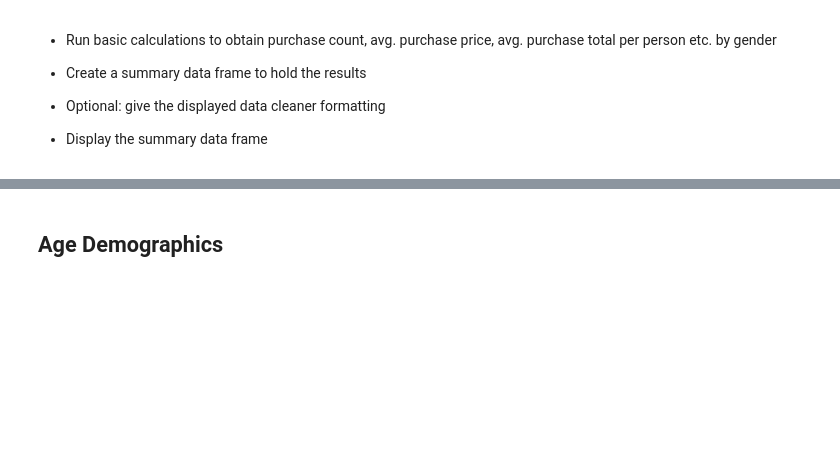
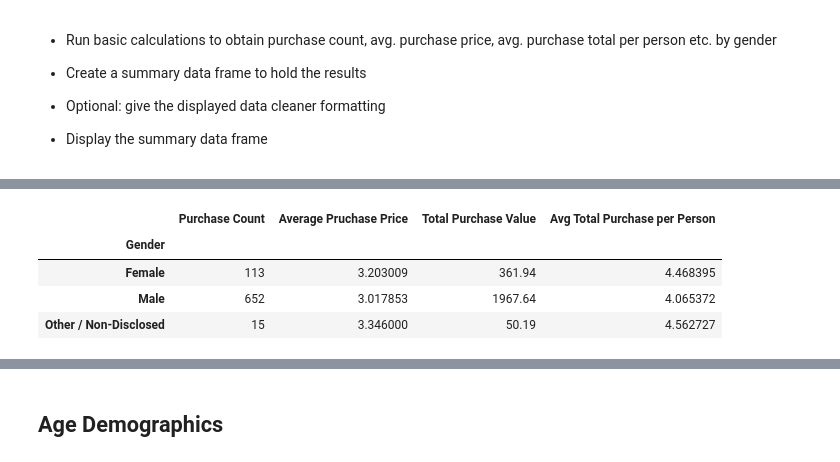
Before and after one commit to aolea13/pandas_challenge, a Jupyter notebook: HeroesOfPymoli/HeroesOfPymoli.ipynb, the cells around one changed output, grey strips where cells are left out. Cells and saved outputs as stored; diff of their text form; code cells hidden in the pictures; blank space fills up the shorter version.

```diff
--- a/HeroesOfPymoli/HeroesOfPymoli.ipynb
+++ b/HeroesOfPymoli/HeroesOfPymoli.ipynb
@@ -173,0 +302,15 @@ df_analysis_sum.style.format(format_dict)
+# %%
+#Coulmn add
+average_pruchase_price = [3.203008849557519, 3.0178527607361953, 3.3460000000000005]
+total_spending = [361.93999999999966, 1967.6399999999994, 50.190000000000005]
+average_total_purchase_per_person = [4.4683950617283905, 4.065371900826445, 4.562727272727273]
+df_gender_analysis ['Average Pruchase Price'] = average_pruchase_price
+df_gender_analysis ['Total Purchase Value'] = total_spending
+df_gender_analysis ['Avg Total Purchase per Person'] = average_total_purchase_per_person
+df_gender_analysis
+# %% [output]
+|  | Purchase Count | Average Pruchase Price | Total Purchase Value | Avg Total Purchase per Person |
+| Gender |  |  |  |  |
+| Female | 113 | 3.203009 | 361.94 | 4.468395 |
+| Male | 652 | 3.017853 | 1967.64 | 4.065372 |
+| Other / Non-Disclosed | 15 | 3.346000 | 50.19 | 4.562727 |
```
Also changed, not shown: parts of 20 cells of this notebook.
